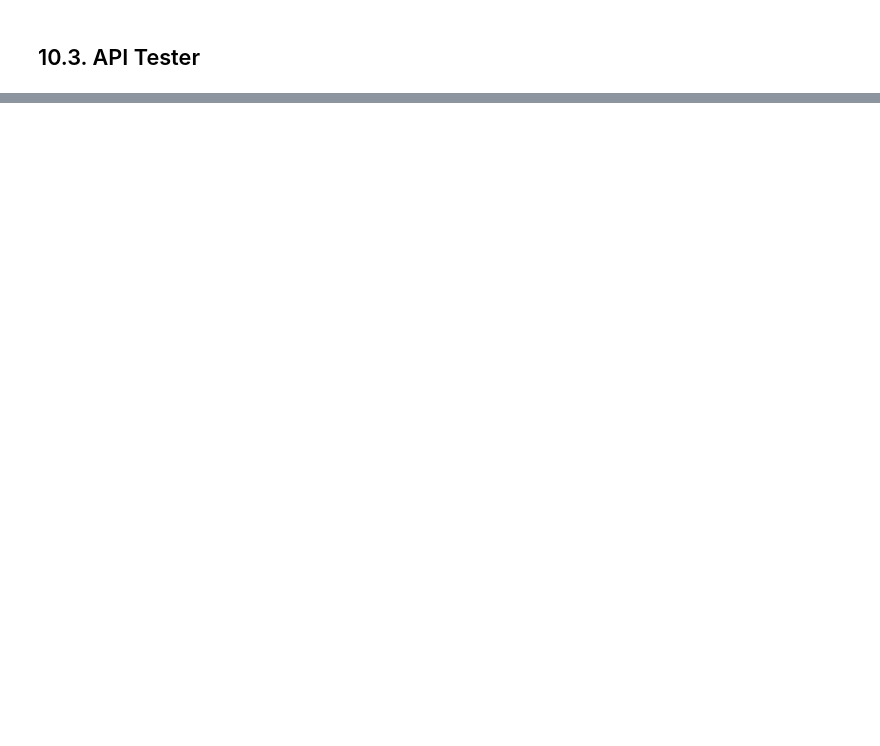
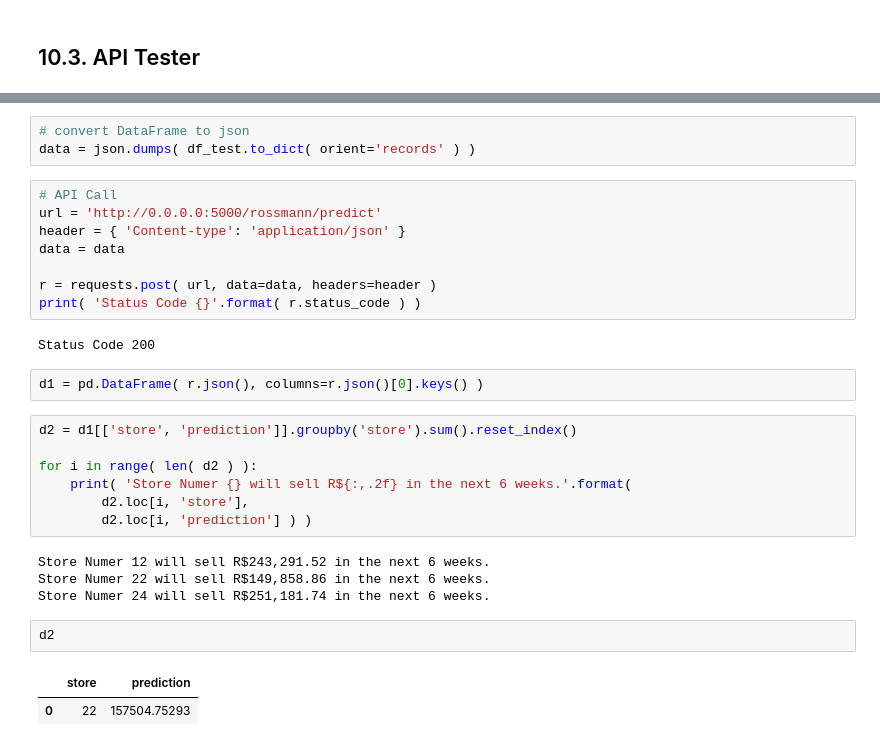
Before and after one commit to ThiagoBorgesLima/Rossman-Store-Sales, a Jupyter notebook: m10_v01_store_sales_prediction.ipynb, the cells around one changed output, grey strips where cells are left out. Cells and saved outputs as stored; diff of their text form; blank space fills up the shorter version.

```diff
--- a/m10_v01_store_sales_prediction.ipynb
+++ b/m10_v01_store_sales_prediction.ipynb
@@ -1628,0 +1710,31 @@ class Rossmann( object ):
+# %%
+# convert DataFrame to json
+data = json.dumps( df_test.to_dict( orient='records' ) )
+# %%
+# API Call
+url = 'http://0.0.0.0:5000/rossmann/predict'
+header = { 'Content-type': 'application/json' }
+data = data
+
+r = requests.post( url, data=data, headers=header )
+print( 'Status Code {}'.format( r.status_code ) )
+# %% [output]
+Status Code 200
+# %%
+d1 = pd.DataFrame( r.json(), columns=r.json()[0].keys() )
+# %%
+d2 = d1[['store', 'prediction']].groupby('store').sum().reset_index()
+
+for i in range( len( d2 ) ):
+    print( 'Store Numer {} will sell R${:,.2f} in the next 6 weeks.'.format(
+        d2.loc[i, 'store'],
+        d2.loc[i, 'prediction'] ) )
+# %% [output]
+Store Numer 12 will sell R$243,291.52 in the next 6 weeks.
+Store Numer 22 will sell R$149,858.86 in the next 6 weeks.
+Store Numer 24 will sell R$251,181.74 in the next 6 weeks.
+# %%
+d2
+# %% [output]
+|  | store | prediction |
+| 0 | 22 | 157504.75293 |
```
Also changed, not shown: parts of 7 cells of this notebook, 5 other files.
